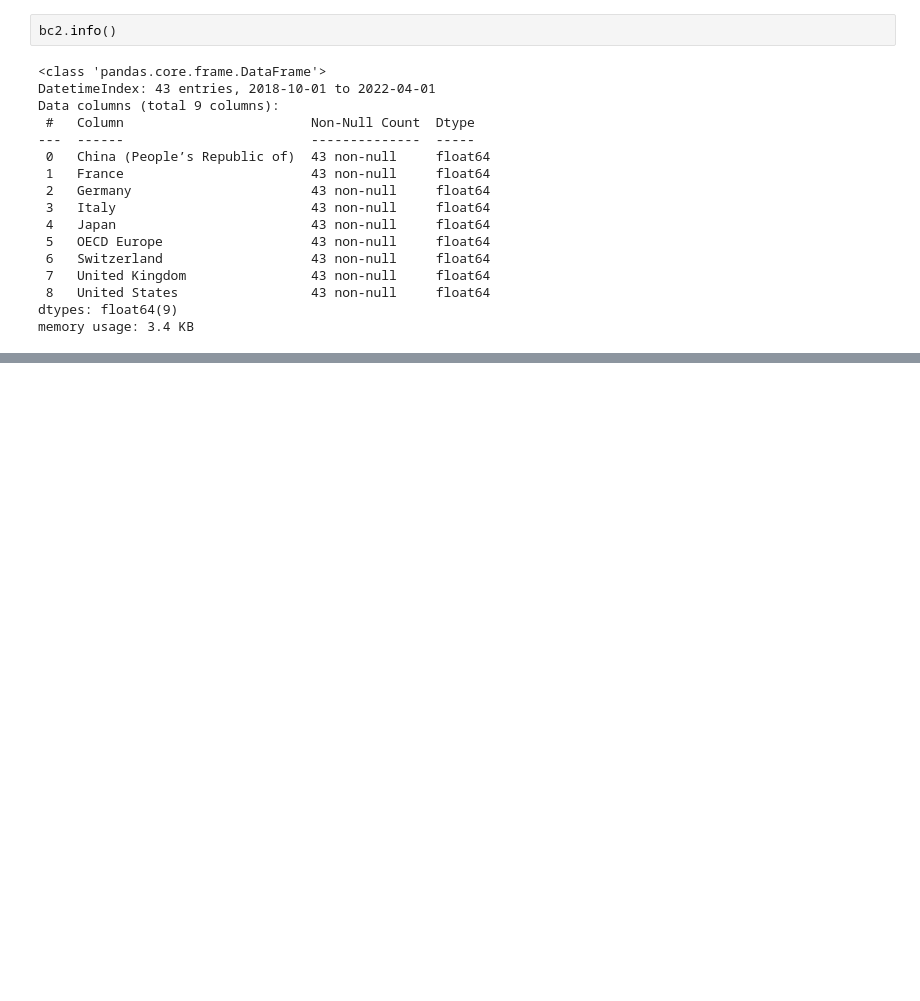
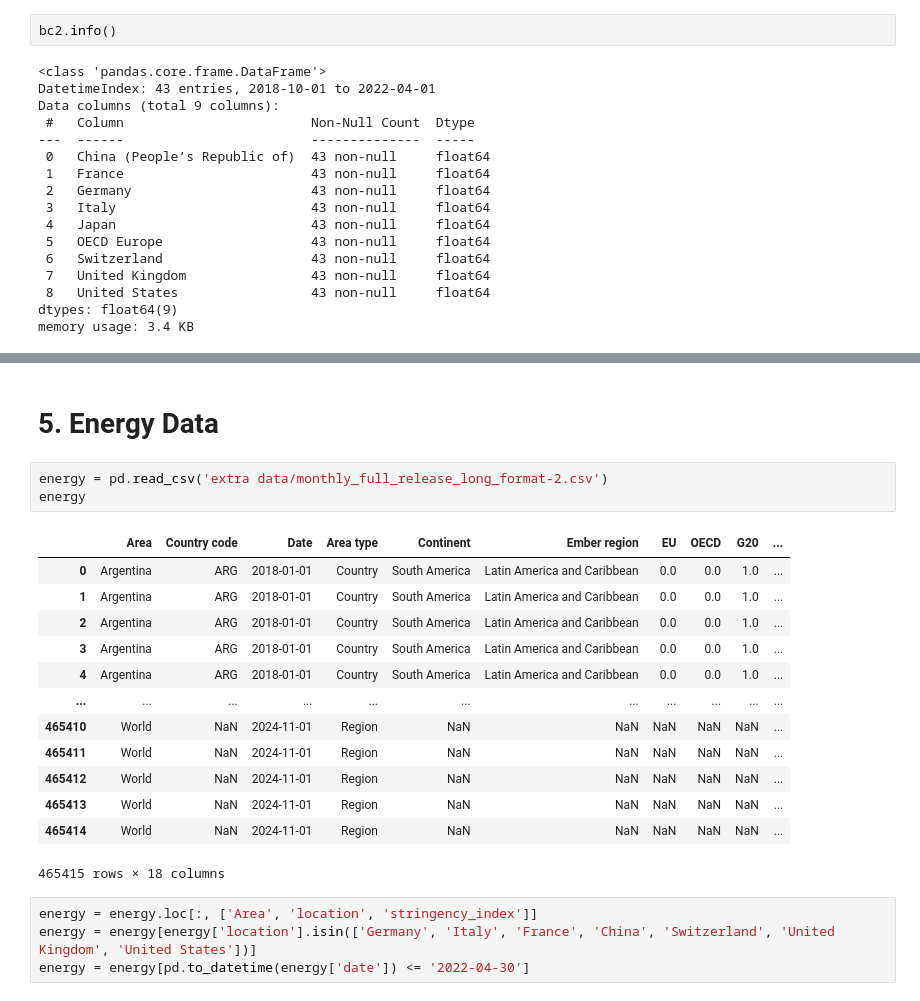
Before and after one commit to MGN19/Siemens-forecast, a Jupyter notebook: Transform External Data.ipynb, the cells around one changed output, grey strips where cells are left out. Saved outputs shown, nothing was run; the diff lists cells and outputs as text; blank space fills up the shorter version.

```diff
--- a/Transform External Data.ipynb
+++ b/Transform External Data.ipynb
@@ -189,0 +273,23 @@ bc2.to_csv('./extra data/clean_business_confidence.csv')
+# %% [markdown]
+# 5. Energy Data
+# %%
+energy = pd.read_csv('extra data/monthly_full_release_long_format-2.csv')
+energy
+# %% [output]
+|  | Area | Country code | Date | Area type | Continent | Ember region | EU | OECD | G20 | ... |
+| 0 | Argentina | ARG | 2018-01-01 | Country | South America | Latin America and Caribbean | 0.0 | 0.0 | 1.0 | ... |
+| 1 | Argentina | ARG | 2018-01-01 | Country | South America | Latin America and Caribbean | 0.0 | 0.0 | 1.0 | ... |
+| 2 | Argentina | ARG | 2018-01-01 | Country | South America | Latin America and Caribbean | 0.0 | 0.0 | 1.0 | ... |
+| 3 | Argentina | ARG | 2018-01-01 | Country | South America | Latin America and Caribbean | 0.0 | 0.0 | 1.0 | ... |
+| 4 | Argentina | ARG | 2018-01-01 | Country | South America | Latin America and Caribbean | 0.0 | 0.0 | 1.0 | ... |
+| ... | ... | ... | ... | ... | ... | ... | ... | ... | ... | ... |
+| 465410 | World | NaN | 2024-11-01 | Region | NaN | NaN | NaN | NaN | NaN | ... |
+| 465411 | World | NaN | 2024-11-01 | Region | NaN | NaN | NaN | NaN | NaN | ... |
+| 465412 | World | NaN | 2024-11-01 | Region | NaN | NaN | NaN | NaN | NaN | ... |
+| 465413 | World | NaN | 2024-11-01 | Region | NaN | NaN | NaN | NaN | NaN | ... |
+| 465414 | World | NaN | 2024-11-01 | Region | NaN | NaN | NaN | NaN | NaN | ... |
+465415 rows × 18 columns
+# %%
+energy = energy.loc[:, ['Area', 'location', 'stringency_index']]
+energy = energy[energy['location'].isin(['Germany', 'Italy', 'France', 'China', 'Switzerland', 'United Kingdom', 'United States'])]
+energy = energy[pd.to_datetime(energy['date']) <= '2022-04-30']
```
Also changed, not shown: parts of 10 cells of this notebook, 2 other files.
